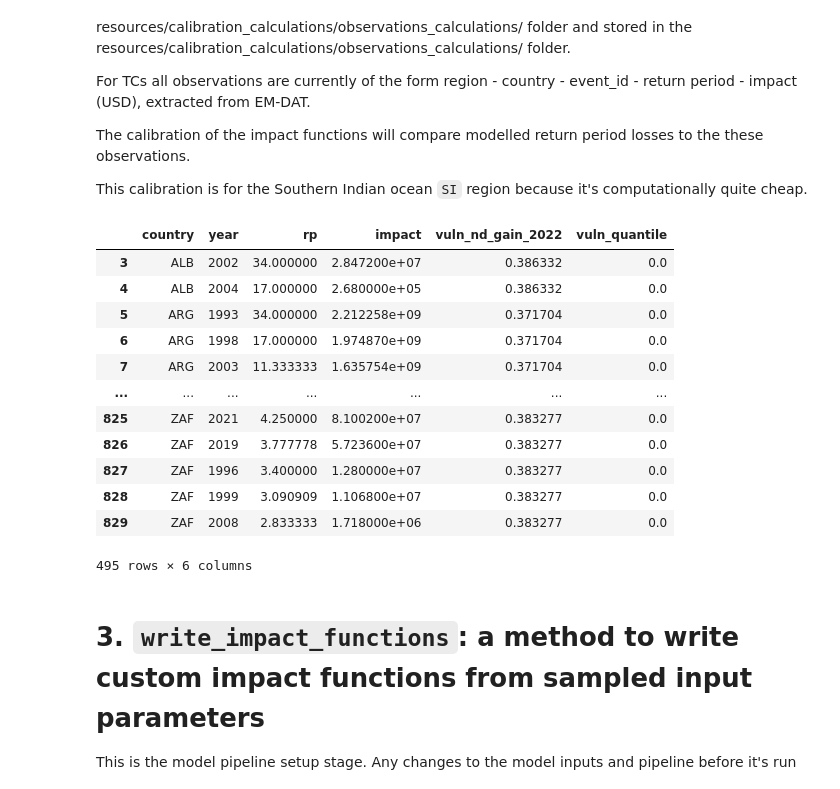
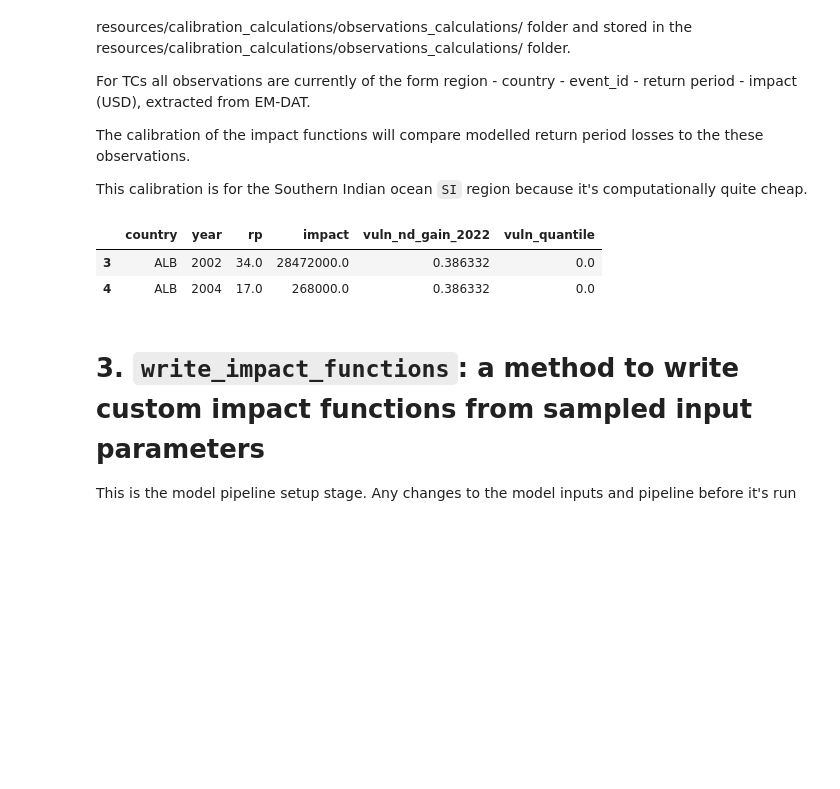
Before and after one commit to ChrisFairless/nccs-supply-chain, a Jupyter notebook: calibration/version1/calibration_v1_RF.ipynb, the cells around one changed output. Drawn from its saved outputs; the diff is of its cells as text; code cells hidden in the pictures; blank space fills up the shorter version.

```diff
--- a/calibration/version1/calibration_v1_RF.ipynb
+++ b/calibration/version1/calibration_v1_RF.ipynb
@@ -91,7 +91,7 @@ config_template = {
     "calibrated": "custom",             # Custom impacts
 
     # Parallisation:
-    "do_parallel": True,                # Parallelise some operations
+    "do_parallel": False,                # Parallelise some operations
     "ncpus": ncpus,
 
     "runs": [
@@ -128,45 +128,36 @@ vuln_quantiles_split = 2
 
 vuln_country_data.loc[vuln_country_data["country"]=="AND", "vuln_nd_gain_2022"]=vuln_country_data.loc[vuln_country_data["country"]=="FRA", "vuln_nd_gain_2022"].iloc[0]
 vuln_country_data.loc[vuln_country_data["country"]=="MCO", "vuln_nd_gain_2022"]=vuln_country_data.loc[vuln_country_data["country"]=="FRA", "vuln_nd_gain_2022"].iloc[0]
 #LIE gets switzerland
 vuln_country_data.loc[vuln_country_data["country"]=="LIE", "vuln_nd_gain_2022"]=vuln_country_data.loc[vuln_country_data["country"]=="CHE", "vuln_nd_gain_2022"].iloc[0]
 #SMR gets italy
 vuln_country_data.loc[vuln_country_data["country"]=="SMR", "vuln_nd_gain_2022"]=vuln_country_data.loc[vuln_country_data["country"]=="ITA", "vuln_nd_gain_2022"].iloc[0]
 #KNA gets DMA
 vuln_country_data.loc[vuln_country_data["country"]=="KNA", "vuln_nd_gain_2022"]=vuln_country_data.loc[vuln_country_data["country"]=="DMA", "vuln_nd_gain_2022"].iloc[0]
 
 
 vuln_country_data["vuln_quantile"]=pd.qcut(vuln_country_data['vuln_nd_gain_2022'], vuln_quantiles_split, labels=False)
 obs = obs.merge(vuln_country_data, on="country", how="left")
 
 obs = obs[(obs["vuln_quantile"] == 0)]
+obs=obs[(obs['country']=="ALB")]
 countries_iso3alpha = obs['country'].unique().tolist()
 #Drop countries not existing anymore
 countries_remove = ["DFR", "SPI", "SUN", "YUG"]
 countries_iso3alpha = [country for country in countries_iso3alpha if country not in countries_remove]
 
 
 countries = [pycountry.countries.get(alpha_3=c).name for c in countries_iso3alpha]
 n_years =max(obs['rp'])
 
 # Set the run's countries to these
 config_template['runs'][0]['countries'] = countries
 
 obs
 # %% [output]
 |  | country | year | rp | impact | vuln_nd_gain_2022 | vuln_quantile |
-| 3 | ALB | 2002 | 34.000000 | 2.847200e+07 | 0.386332 | 0.0 |
-| 4 | ALB | 2004 | 17.000000 | 2.680000e+05 | 0.386332 | 0.0 |
-| 5 | ARG | 1993 | 34.000000 | 2.212258e+09 | 0.371704 | 0.0 |
-| 6 | ARG | 1998 | 17.000000 | 1.974870e+09 | 0.371704 | 0.0 |
-| 7 | ARG | 2003 | 11.333333 | 1.635754e+09 | 0.371704 | 0.0 |
-| ... | ... | ... | ... | ... | ... | ... |
-| 825 | ZAF | 2021 | 4.250000 | 8.100200e+07 | 0.383277 | 0.0 |
-| 826 | ZAF | 2019 | 3.777778 | 5.723600e+07 | 0.383277 | 0.0 |
-| 827 | ZAF | 1996 | 3.400000 | 1.280000e+07 | 0.383277 | 0.0 |
-| 828 | ZAF | 1999 | 3.090909 | 1.106800e+07 | 0.383277 | 0.0 |
-| 829 | ZAF | 2008 | 2.833333 | 1.718000e+06 | 0.383277 | 0.0 |
+| 3 | ALB | 2002 | 34.0 | 28472000.0 | 0.386332 | 0.0 |
+| 4 | ALB | 2004 | 17.0 | 268000.0 | 0.386332 | 0.0 |
-495 rows × 6 columns
 # %% [markdown]
 # 3. `write_impact_functions`: a method to write custom impact functions from sampled input parameters
 
```
Also changed, not shown: parts of 13 cells of this notebook, 2 other files.
